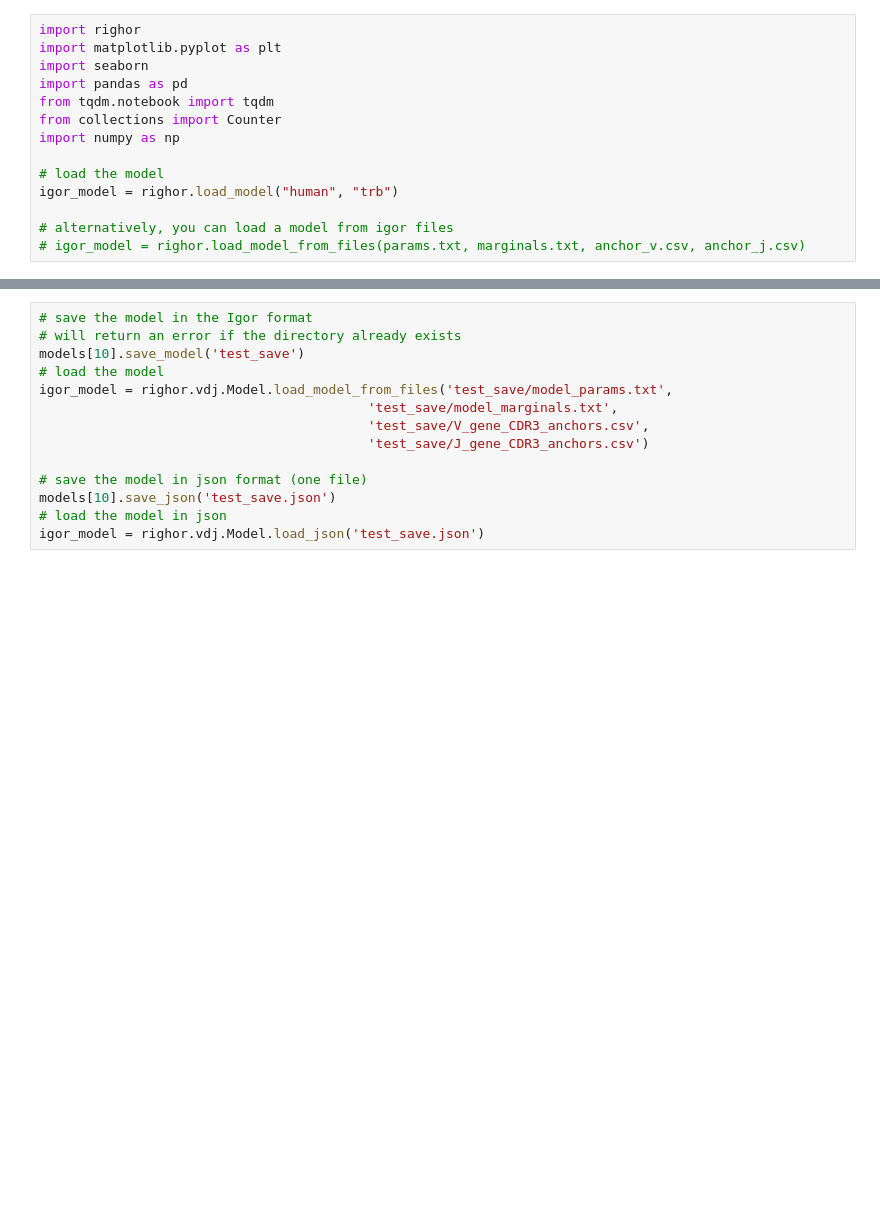
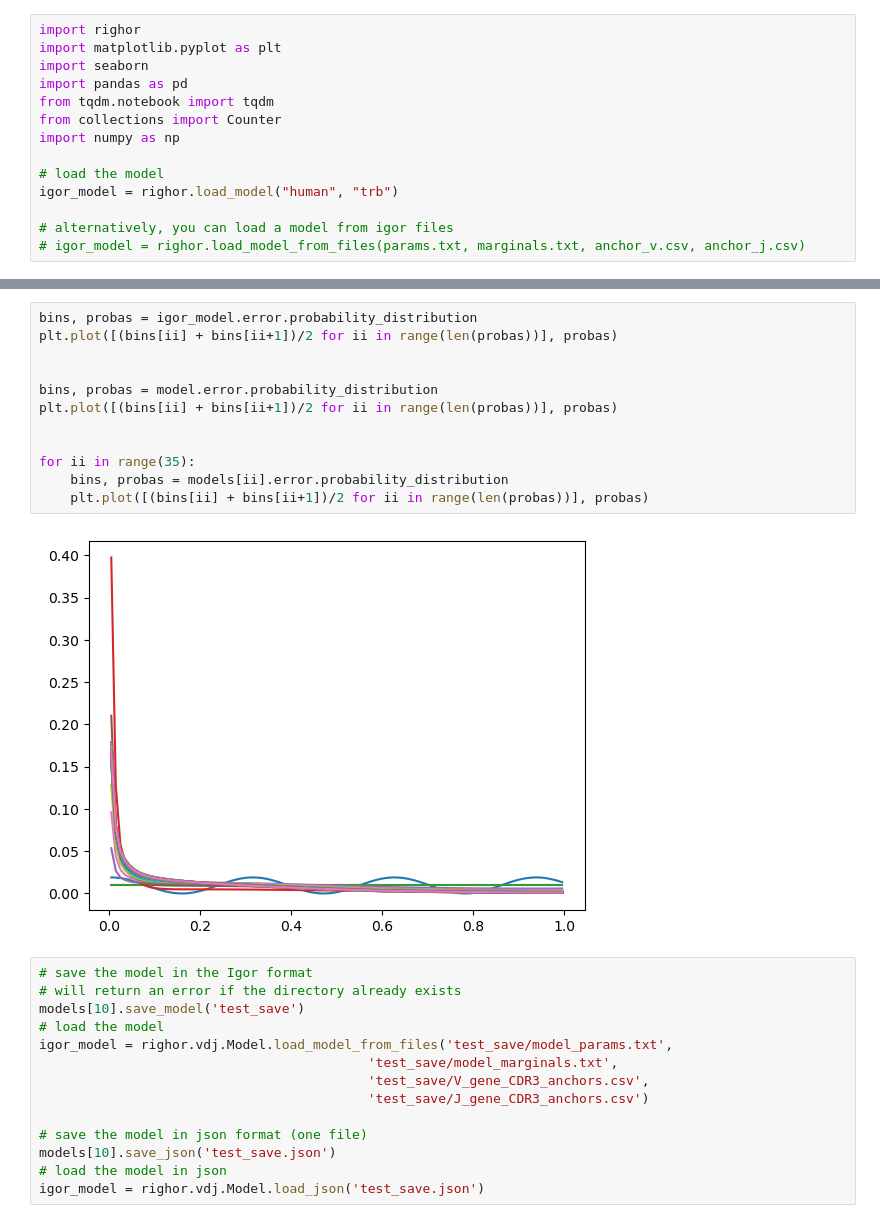
Before and after one commit to Thopic/righor-py, a Jupyter notebook: Examples.ipynb, the cells around one changed output, grey strips where cells are left out. Cells and saved outputs as stored; diff of their text form; blank space fills up the shorter version.

```diff
--- a/Examples.ipynb
+++ b/Examples.ipynb
@@ -113,3 +118,17 @@ fig = righor.plot_vdj(*[models[ii] for ii in [10, 2, 1, 0]] + [igor_model],
+# %%
+bins, probas = igor_model.error.probability_distribution
+plt.plot([(bins[ii] + bins[ii+1])/2 for ii in range(len(probas))], probas)
+
+
+bins, probas = model.error.probability_distribution
+plt.plot([(bins[ii] + bins[ii+1])/2 for ii in range(len(probas))], probas)
+
+
+for ii in range(35):
+    bins, probas = models[ii].error.probability_distribution
+    plt.plot([(bins[ii] + bins[ii+1])/2 for ii in range(len(probas))], probas)
+# %% [output]
+[figure, added]
 # %%
 # save the model in the Igor format
 # will return an error if the directory already exists
```
Also changed, not shown: parts of 5 cells of this notebook, 5 other files.
